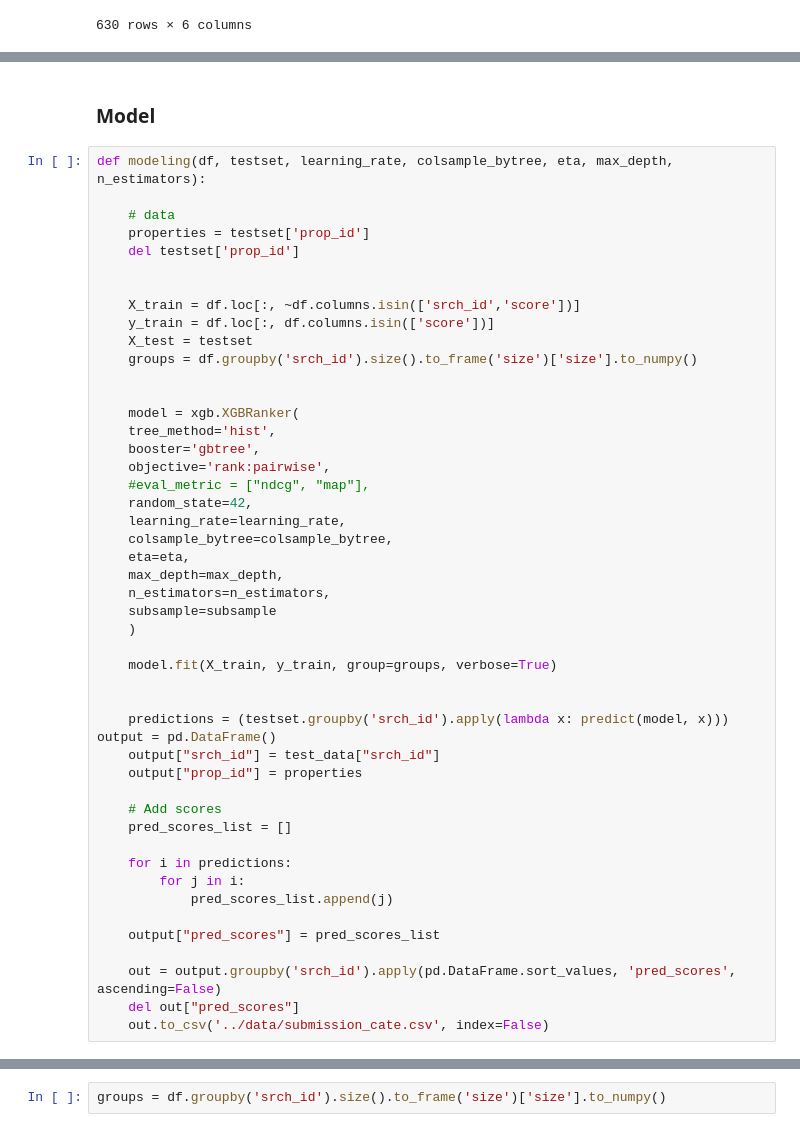
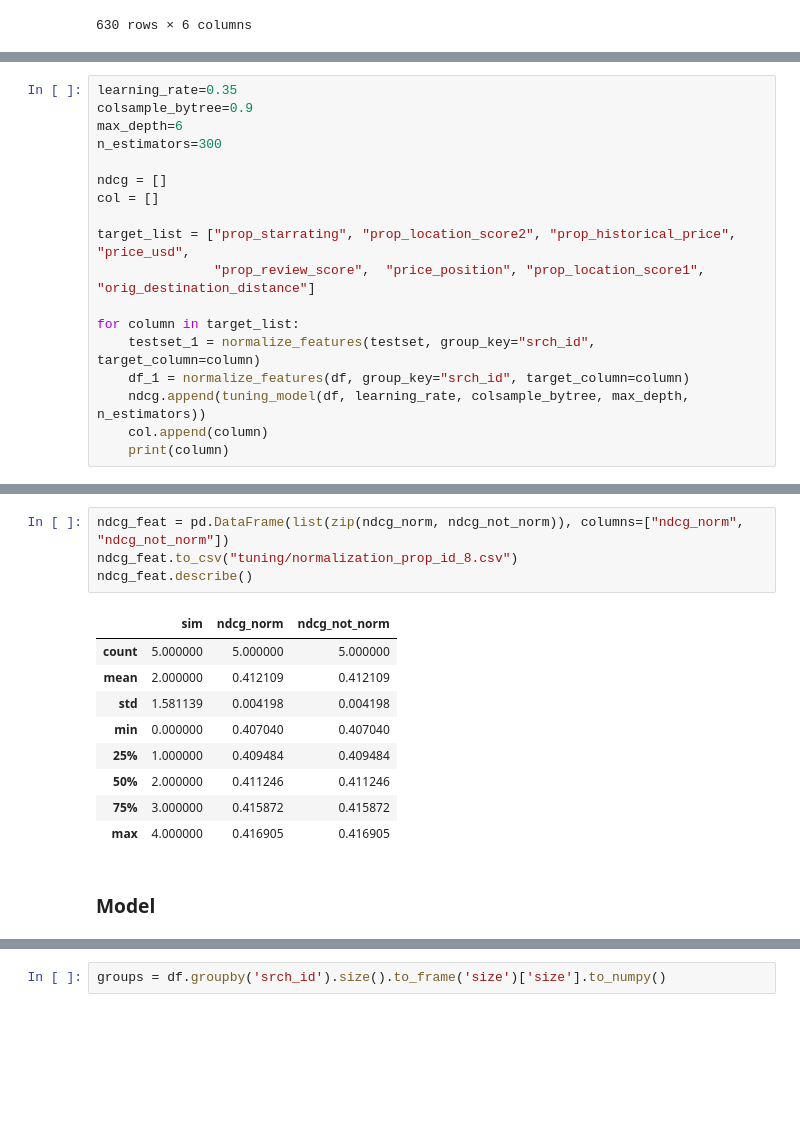
Before and after one commit to hellowithchicken/DataMining, a Jupyter notebook: assignment2/Model/model_cate.ipynb, the cells around one changed output, grey strips where cells are left out. Cells and saved outputs as stored; diff of their text form; blank space fills up the shorter version.

Commit message:
feature eng with normalization

```diff
--- a/assignment2/Model/model_cate.ipynb
+++ b/assignment2/Model/model_cate.ipynb
@@ -411,0 +477,18 @@ tuning
+# %%
+learning_rate=0.35
+colsample_bytree=0.9
+max_depth=6
+n_estimators=300
+
+ndcg = []
+col = []
+
+target_list = ["prop_starrating", "prop_location_score2", "prop_historical_price", "price_usd",
+               "prop_review_score",  "price_position", "prop_location_score1", "orig_destination_distance"]
+
+for column in target_list:
+    testset_1 = normalize_features(testset, group_key="srch_id", target_column=column)
+    df_1 = normalize_features(df, group_key="srch_id", target_column=column)
+    ndcg.append(tuning_model(df, learning_rate, colsample_bytree, max_depth, n_estimators))
+    col.append(column)
+    print(column)
@@ -412,49 +522,16 @@ tuning
+# %%
+ndcg_feat = pd.DataFrame(list(zip(ndcg_norm, ndcg_not_norm)), columns=["ndcg_norm", "ndcg_not_norm"])
+ndcg_feat.to_csv("tuning/normalization_prop_id_8.csv")
+ndcg_feat.describe()
+# %% [output]
+|  | sim | ndcg_norm | ndcg_not_norm |
+| count | 5.000000 | 5.000000 | 5.000000 |
+| mean | 2.000000 | 0.412109 | 0.412109 |
+| std | 1.581139 | 0.004198 | 0.004198 |
+| min | 0.000000 | 0.407040 | 0.407040 |
+| 25% | 1.000000 | 0.409484 | 0.409484 |
+| 50% | 2.000000 | 0.411246 | 0.411246 |
+| 75% | 3.000000 | 0.415872 | 0.415872 |
+| max | 4.000000 | 0.416905 | 0.416905 |
 # %% [markdown]
 ### Model
-# %%
-def modeling(df, testset, learning_rate, colsample_bytree, eta, max_depth, n_estimators):
-
-    # data
-    properties = testset['prop_id']
-    del testset['prop_id']
-
-
-    X_train = df.loc[:, ~df.columns.isin(['srch_id','score'])]
-    y_train = df.loc[:, df.columns.isin(['score'])]
-    X_test = testset
-    groups = df.groupby('srch_id').size().to_frame('size')['size'].to_numpy()
-
-
-    model = xgb.XGBRanker(
-    tree_method='hist',
-    booster='gbtree',
-    objective='rank:pairwise',
-    #eval_metric = ["ndcg", "map"],
-    random_state=42,
-    learning_rate=learning_rate,
-    colsample_bytree=colsample_bytree,
-    eta=eta,
-    max_depth=max_depth,
-    n_estimators=n_estimators,
-    subsample=subsample
-    )
-
-    model.fit(X_train, y_train, group=groups, verbose=True)
-
-
-    predictions = (testset.groupby('srch_id').apply(lambda x: predict(model, x)))    output = pd.DataFrame()
-    output["srch_id"] = test_data["srch_id"]
-    output["prop_id"] = properties
-
-    # Add scores
-    pred_scores_list = []
-
-    for i in predictions:
-        for j in i:
-            pred_scores_list.append(j)
-
-    output["pred_scores"] = pred_scores_list
-
-    out = output.groupby('srch_id').apply(pd.DataFrame.sort_values, 'pred_scores', ascending=False)
-    del out["pred_scores"]
-    out.to_csv('../data/submission_cate.csv', index=False)
```
Also changed, not shown: parts of 21 cells of this notebook, 4 other files.
